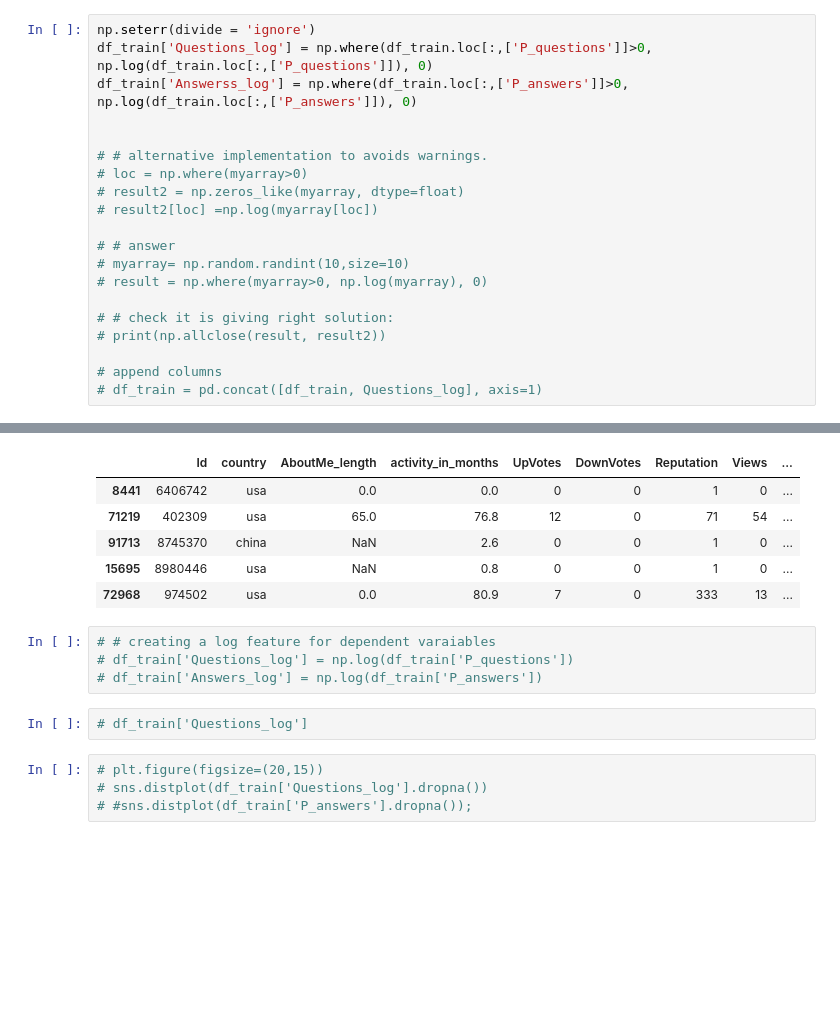
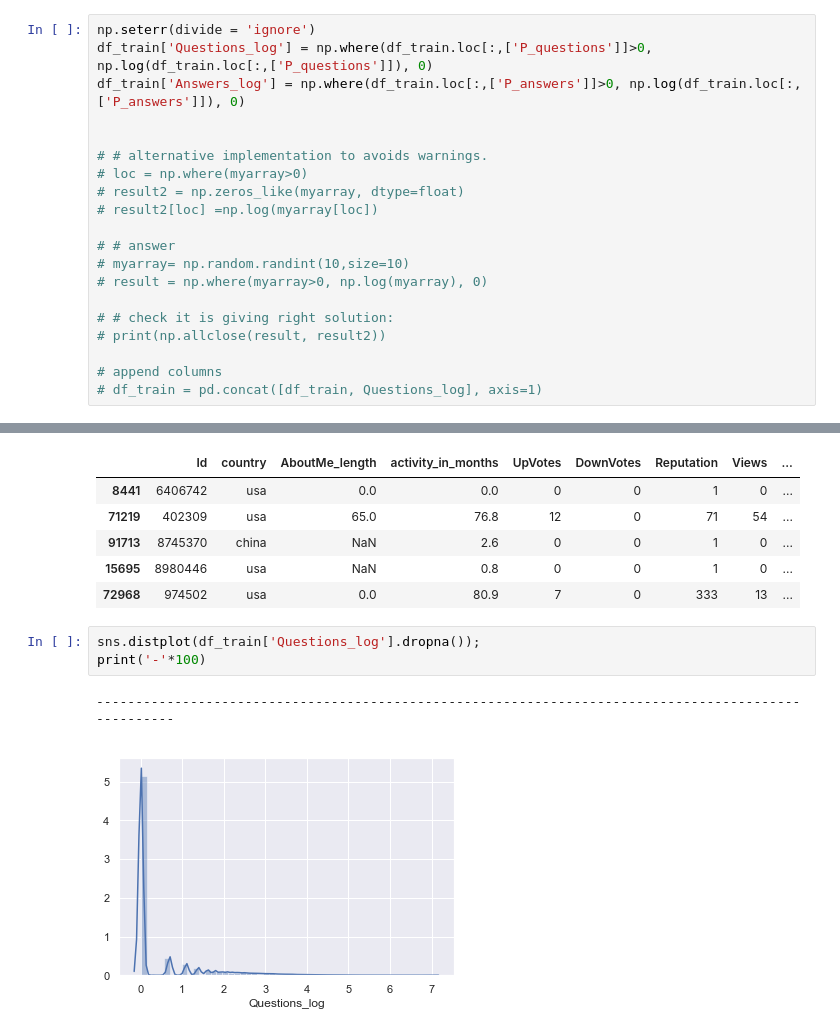
Before and after one commit to zolduoarrati/repos, a Jupyter notebook: Python/Jupyter/EDA/EDA & ML.ipynb, the cells around one changed output, grey strips where cells are left out. Cells and saved outputs as stored; diff of their text form; blank space fills up the shorter version.

```diff
--- a/Python/Jupyter/EDA/EDA & ML.ipynb
+++ b/Python/Jupyter/EDA/EDA & ML.ipynb
@@ -352,7 +352,7 @@ Kurtosis: 35164.020362
 # %%
 np.seterr(divide = 'ignore')
 df_train['Questions_log'] = np.where(df_train.loc[:,['P_questions']]>0, np.log(df_train.loc[:,['P_questions']]), 0)
-df_train['Answerss_log'] = np.where(df_train.loc[:,['P_answers']]>0, np.log(df_train.loc[:,['P_answers']]), 0)
+df_train['Answers_log'] = np.where(df_train.loc[:,['P_answers']]>0, np.log(df_train.loc[:,['P_answers']]), 0)
 
 
 # # alternative implementation to avoids warnings.
@@ -389,13 +389,9 @@ df_train.head()
 | 91713 | 8745370 | china | NaN | 2.6 | 0 | 0 | 1 | 0 | ... |
 | 15695 | 8980446 | usa | NaN | 0.8 | 0 | 0 | 1 | 0 | ... |
 | 72968 | 974502 | usa | 0.0 | 80.9 | 7 | 0 | 333 | 13 | ... |
-# %%
-# # creating a log feature for dependent varaiables
-# df_train['Questions_log'] = np.log(df_train['P_questions'])
-# df_train['Answers_log'] = np.log(df_train['P_answers'])
-# %%
-# df_train['Questions_log']
-# %%
-# plt.figure(figsize=(20,15))
-# sns.distplot(df_train['Questions_log'].dropna())
-# #sns.distplot(df_train['P_answers'].dropna());
+# %%
+sns.distplot(df_train['Questions_log'].dropna());
+print('-'*100)
+# %% [output]
+----------------------------------------------------------------------------------------------------
+[figure, added]
```
Also changed, not shown: parts of 7 cells of this notebook.
